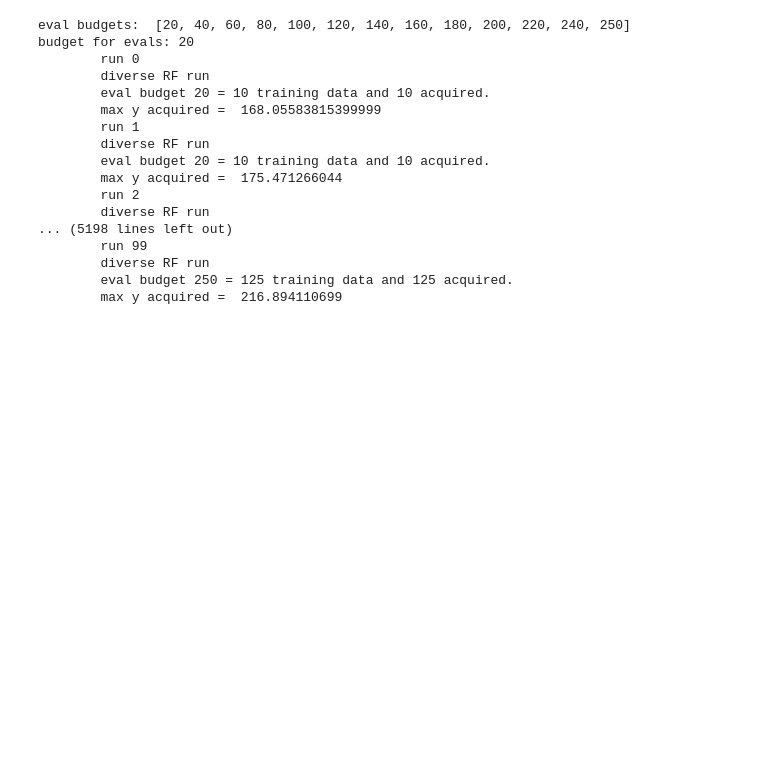
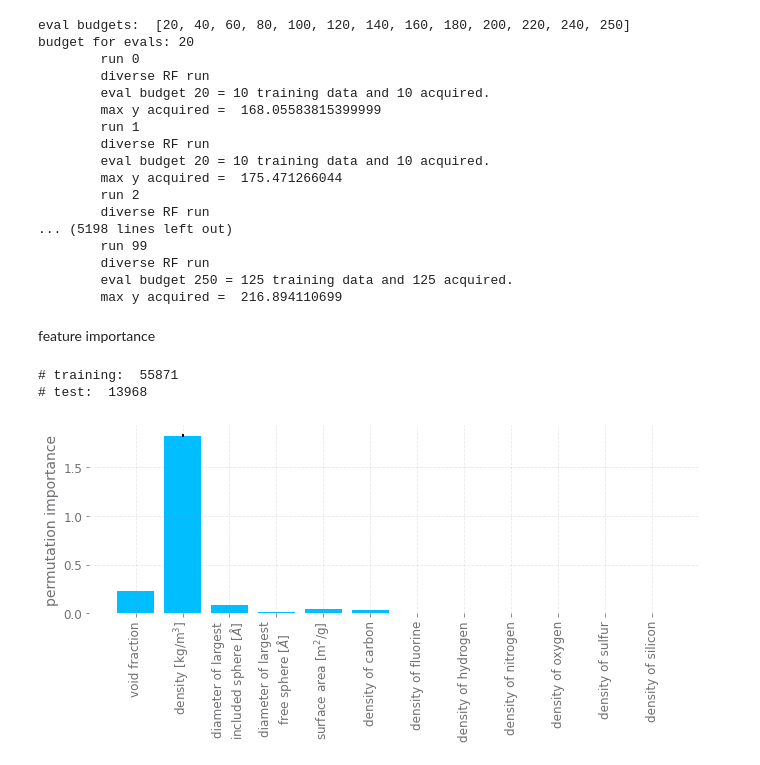
Before and after one commit to aryandeshwal/BO_of_COFs, a Jupyter notebook: new/random_forest_run.ipynb, the cells around one changed output. Saved outputs shown, nothing was run; the diff lists cells and outputs as text; code cells hidden in the pictures; blank space fills up the shorter version.

Commit message:
permutation feature importance

```diff
--- a/new/random_forest_run.ipynb
+++ b/new/random_forest_run.ipynb
@@ -8,10 +8,18 @@ from sklearn.metrics import r2_score, mean_absolute_error, explained_variance_sc
 from sklearn.model_selection import train_test_split
 import autosklearn.regression
 from sklearn.ensemble import RandomForestRegressor
+from sklearn.inspection import permutation_importance
+import matplotlib.pyplot as plt
+plt.matplotlib.style.use("https://gist.githubusercontent.com/JonnyCBB/c464d302fefce4722fe6cf5f461114ea/raw/64a78942d3f7b4b5054902f2cee84213eaff872f/matplotlibrc")
+cool_colors = ['#00BEFF', '#D4CA3A', '#FF6DAE', '#67E1B5', '#EBACFA', '#9E9E9E', '#F1988E', '#5DB15A', '#E28544', '#52B8AA']
+cool_colors = ['C0', 'C1', 'C2', 'C3', 'C4', 'C5', 'C6', 'C7']
+
+plt.rcParams.update({'font.size': 14})
 # %%
 X = pickle.load(open('inputs_and_outputs.pkl', 'rb'))['X']
 print("shape of X: ", np.shape(X))
 y = pickle.load(open('inputs_and_outputs.pkl', 'rb'))['y']
+features = pickle.load(open('inputs_and_outputs.pkl', 'rb'))['features'] # feature names
 nb_data = np.size(y)
 nb_data
 # %% [output]
@@ -115,3 +123,43 @@ budget for evals: 20
         diverse RF run
         eval budget 250 = 125 training data and 125 acquired.
         max y acquired =  216.894110699
+# %% [markdown]
+feature importance
+# %%
+def run_permutation_feature_importance():
+    ids_train, ids_test = train_test_split(np.arange(nb_data), train_size=0.8)
+    print("# training: ", len(ids_train))
+    print("# test: ", len(ids_test))
+
+    X_train = X[ids_train, :]
+    y_train = y[ids_train]
+
+    X_test  = X[ids_test, :]
+    y_test  = y[ids_test]
+
+    # train random forest on training data
+    rf = RandomForestRegressor()
+    rf.fit(X_train, y_train)
+
+    return permutation_importance(rf, X_test, y_test)
+
+feature_importances = run_permutation_feature_importance()
+# %% [output]
+# training:  55871
+# test:  13968
+# %%
+feature_to_label = {feature: feature for feature in features}
+feature_to_label[' void fraction [widom]'] = 'void fraction'
+feature_to_label[' density [kg/m^3]'] = 'density [kg/m$^3$]'
+feature_to_label[' largest included sphere diameter [A]'] = 'diameter of largest\nincluded sphere [$\AA$]'
+feature_to_label[' largest free sphere diameter [A]'] = 'diameter of largest\nfree sphere [$\AA$]'
+feature_to_label[' surface area [m^2/g]'] = 'surface area [m$^2$/g]'
+# %%
+plt.figure(figsize=(6.4 * 1.5, 4.8))
+plt.bar([feature_to_label[feature] for feature in features], feature_importances.importances_mean, yerr=feature_importances.importances_std)
+plt.xticks(rotation=90)
+plt.ylabel("permutation importance")
+plt.tight_layout()
+plt.savefig("permutation_feature_importance.pdf", format="pdf")
+# %% [output]
+[figure, added]
```
Also changed, not shown: parts of 1 cell of this notebook.
